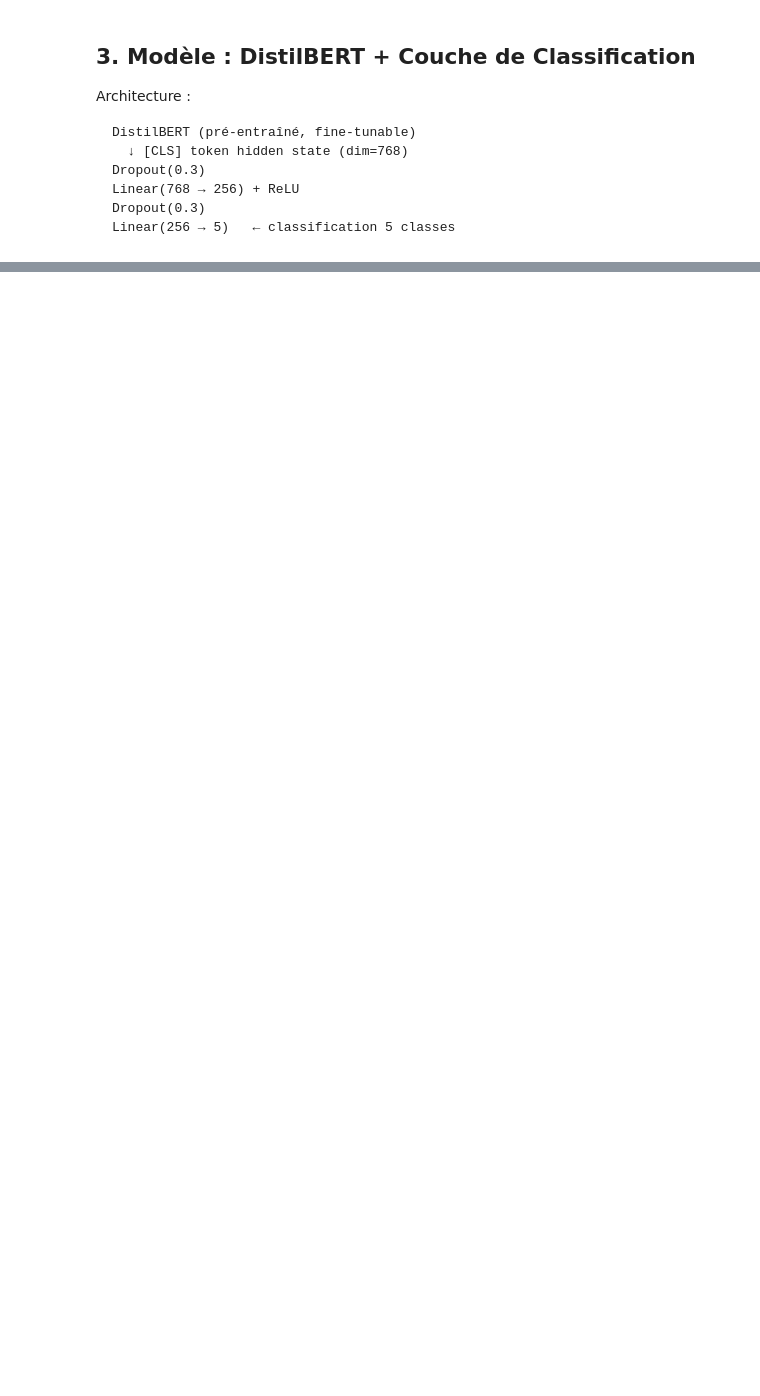
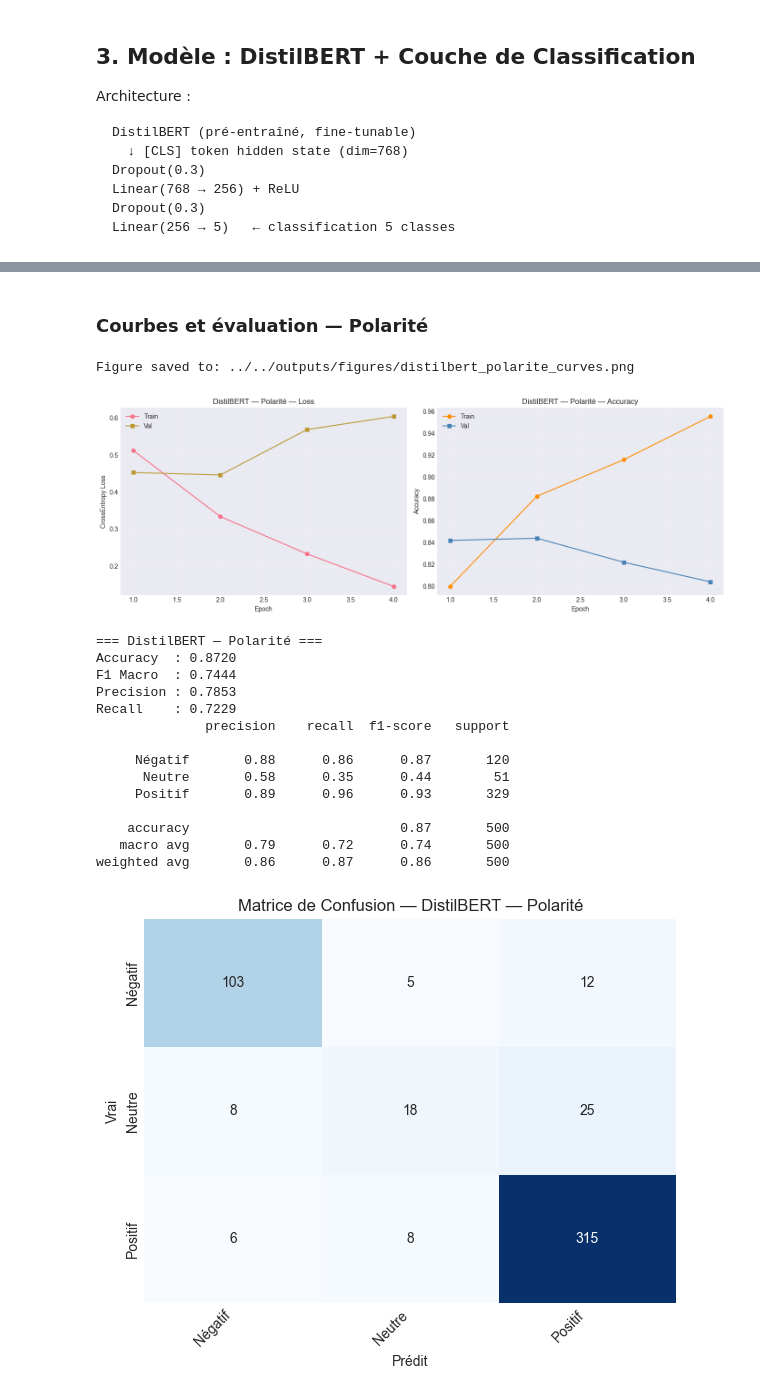
Before and after one commit to adamelhirch/S6C01, a Jupyter notebook: notebooks/5-deep-learning/03-deep-llm.ipynb, the cells around one changed output, grey strips where cells are left out. Drawn from its saved outputs; the diff is of its cells as text; code cells hidden in the pictures; blank space fills up the shorter version.

```diff
--- a/notebooks/5-deep-learning/03-deep-llm.ipynb
+++ b/notebooks/5-deep-learning/03-deep-llm.ipynb
@@ -117,17 +147,18 @@ class YelpDataset(Dataset):
         return item
 
 
-BATCH_SIZE = 16  # Réduire à 8 si OOM sur CPU
+BATCH_SIZE = 16
 
-train_dataset = YelpDataset(X_train, y_train, tokenizer, MAX_LENGTH)
-val_dataset   = YelpDataset(X_val,   y_val,   tokenizer, MAX_LENGTH)
-test_dataset  = YelpDataset(X_test,  y_test,  tokenizer, MAX_LENGTH)
-
-train_loader = DataLoader(train_dataset, batch_size=BATCH_SIZE, shuffle=True)
-val_loader   = DataLoader(val_dataset,   batch_size=BATCH_SIZE, shuffle=False)
-test_loader  = DataLoader(test_dataset,  batch_size=BATCH_SIZE, shuffle=False)
-
-print(f'Batches train: {len(train_loader)} | val: {len(val_loader)} | test: {len(test_loader)}')
+def make_loaders(y_train, y_val, y_test):
+    """Crée les DataLoaders pour un jeu de labels donné."""
+    train_ds = YelpDataset(X_train, y_train, tokenizer, MAX_LENGTH)
+    val_ds   = YelpDataset(X_val,   y_val,   tokenizer, MAX_LENGTH)
+    test_ds  = YelpDataset(X_test,  y_test,  tokenizer, MAX_LENGTH)
+    return (
+        DataLoader(train_ds, batch_size=BATCH_SIZE, shuffle=True),
+        DataLoader(val_ds,   batch_size=BATCH_SIZE, shuffle=False),
+        DataLoader(test_ds,  batch_size=BATCH_SIZE, shuffle=False),
+    )
 # %% [markdown]
 ## 3. Modèle : DistilBERT + Couche de Classification
 
@@ -323,0 +367,14 @@ plt.show()
+# %%
+MODEL_NAME = 'distilbert-base-uncased'
+EPOCHS = 5
+LR = 2e-5
+PATIENCE = 2
+
+print("=" * 60)
+print("TÂCHE 1 : POLARITÉ (négatif / neutre / positif)")
+print("=" * 60)
+
+train_pol, val_pol, test_pol = make_loaders(y_pol_train, y_pol_val, y_pol_test)
+
+model_pol = DistilBertClassifier(MODEL_NAME, num_classes=3).to(DEVICE)
+model_pol, history_pol = train_distilbert(model_pol, train_pol, val_pol, epochs=EPOCHS, lr=LR, patience=PATIENCE)
@@ -323,0 +405,25 @@ plt.show()
+# %% [markdown]
+### Courbes et évaluation — Polarité
+# %%
+plot_training_curves(history_pol, 'DistilBERT — Polarité', 'distilbert_polarite_curves.png')
+acc_pol, f1_pol = evaluate_and_report(
+    model_pol, test_pol, ['Négatif', 'Neutre', 'Positif'], 'DistilBERT — Polarité'
+)
+# %% [output]
+Figure saved to: ../../outputs/figures/distilbert_polarite_curves.png
+[figure, added]
+=== DistilBERT — Polarité ===
+Accuracy  : 0.8720
+F1 Macro  : 0.7444
+Precision : 0.7853
+Recall    : 0.7229
+              precision    recall  f1-score   support
+
+     Négatif       0.88      0.86      0.87       120
+      Neutre       0.58      0.35      0.44        51
+     Positif       0.89      0.96      0.93       329
+
+    accuracy                           0.87       500
+   macro avg       0.79      0.72      0.74       500
+weighted avg       0.86      0.87      0.86       500
+[figure, added]
```
Also changed, not shown: parts of 28 cells of this notebook, 1 other file.
